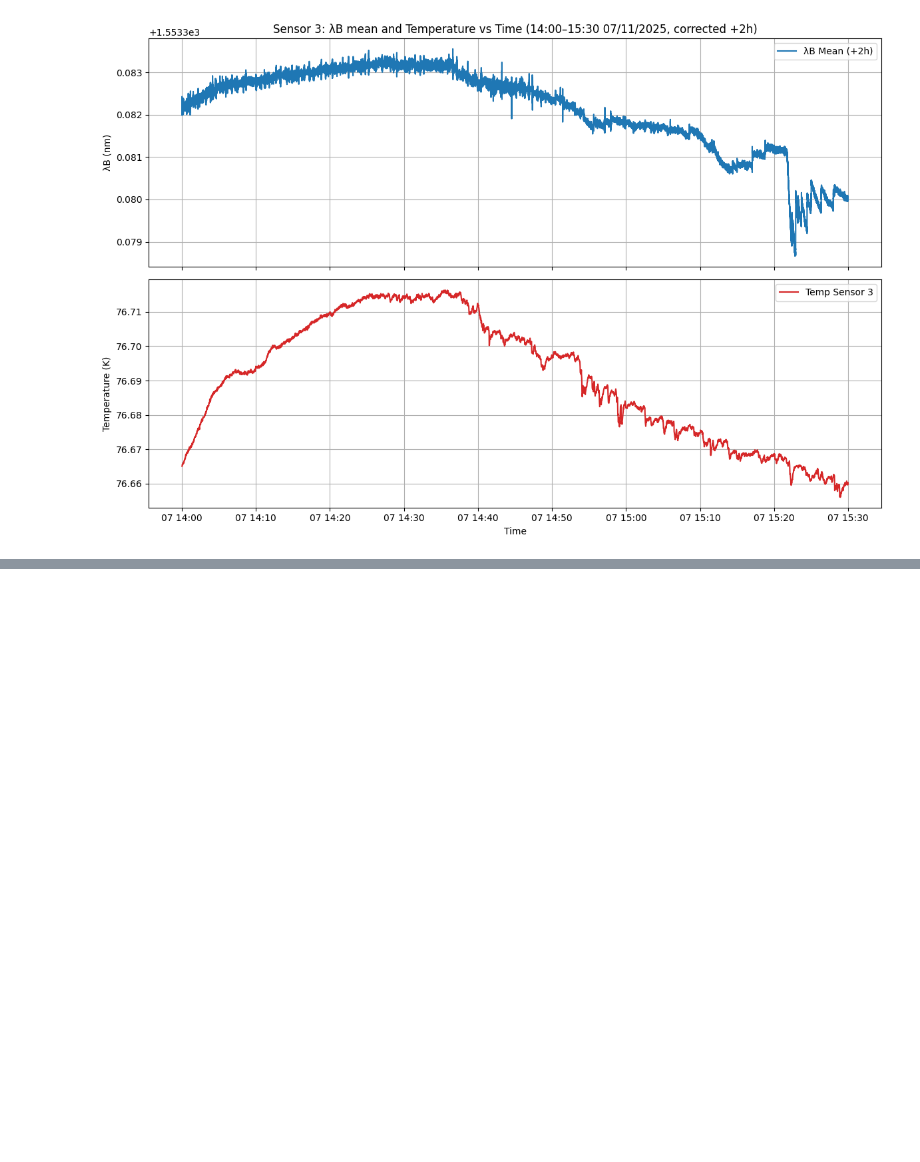
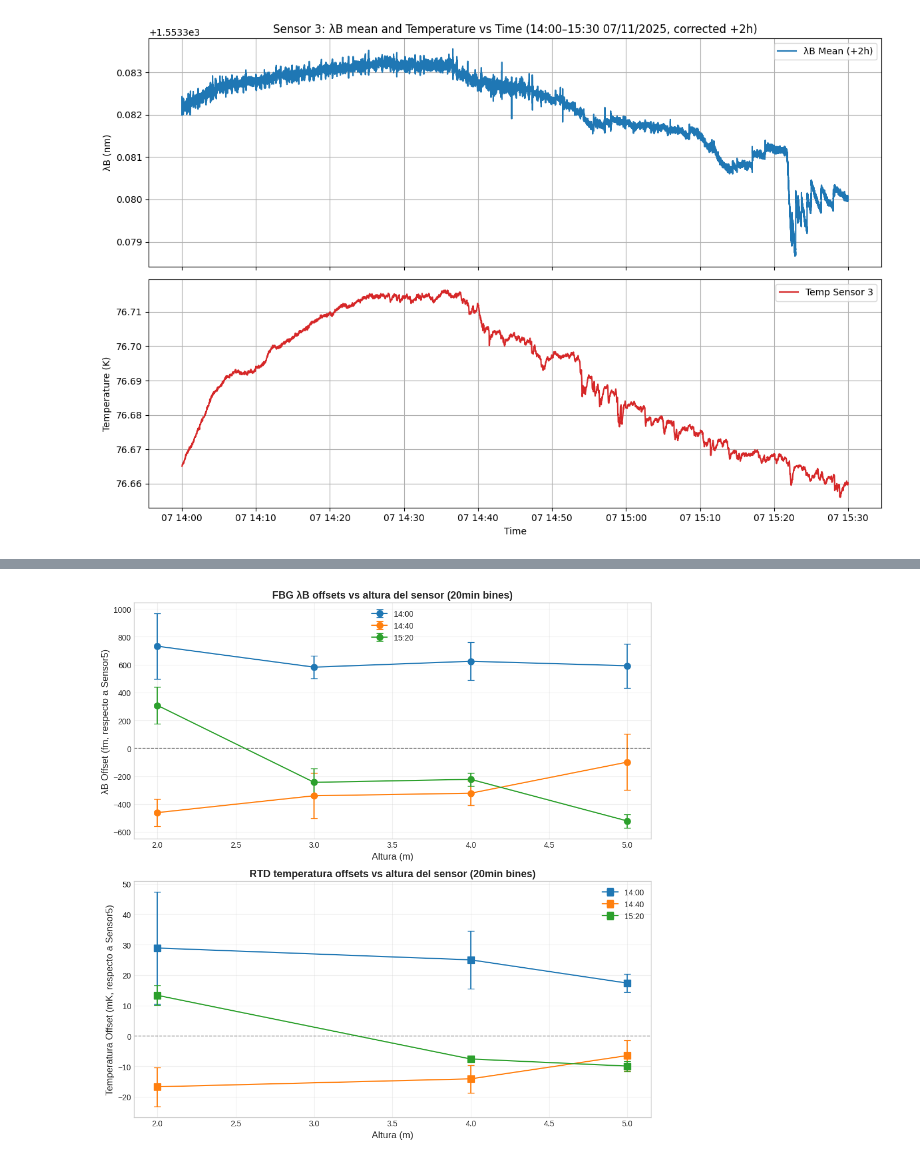
Before and after one commit to garpol/rtd-calibration-ana, a Jupyter notebook: DEWAR_1M/ROOT_DEWAR_07_11.ipynb, the cells around one changed output, grey strips where cells are left out. Saved outputs shown, nothing was run; the diff lists cells and outputs as text; code cells hidden in the pictures; blank space fills up the shorter version.

```diff
--- a/DEWAR_1M/ROOT_DEWAR_07_11.ipynb
+++ b/DEWAR_1M/ROOT_DEWAR_07_11.ipynb
@@ -1676,0 +1558,91 @@ plt.show()
+# %%
+# ========================================================================
+# Spatial Gradient Analysis: Offsets vs Sensor Height
+# Analyzing temperature and wavelength gradients along vertical sensor positions
+# ========================================================================
+
+# --- Configuración de bines y alturas ---
+bin_size = "20min"
+
+# --- Calcular medias y desviaciones estándar por bin ---
+lambda_bin_mean = lambda_offsets_centered.resample(bin_size).mean()
+lambda_bin_std  = lambda_offsets_centered.resample(bin_size).std()
+
+temp_bin_mean = temp_offsets_centered.resample(bin_size).mean()
+temp_bin_std  = temp_offsets_centered.resample(bin_size).std()
+
+print(f"Total de bines disponibles: {len(lambda_bin_mean)}")
+print(f"Índices de tiempo: {lambda_bin_mean.index.tolist()}")
+
+# --- Alturas de sensores (m) ---
+sensor_heights_fbg = {
+    "sensor1": 2,
+    "sensor2": 3,
+    "sensor3": 4,
+    "sensor4": 5,
+    "sensor5": 6
+}
+
+sensor_heights_temp = {
+    "sensor1": 2,
+    "sensor3": 4,
+    "sensor4": 5,
+    "sensor5": 6
+}
+
+# --- Seleccionar bines disponibles (máximo 3) ---
+n_bins = len(lambda_bin_mean)
+if n_bins >= 3:
+    # Tomar primero, medio y último
+    bin_indices = [0, n_bins//2, n_bins-1]
+else:
+    # Tomar todos los disponibles
+    bin_indices = list(range(n_bins))
+
+selected_bins = lambda_bin_mean.index[bin_indices]
+print(f"Bines seleccionados: {selected_bins.tolist()}")
+
+# --- Plot: Offsets vs Altura ---
+fig, (ax1, ax2) = plt.subplots(2, 1, figsize=(10, 10), sharex=False)
+
+# --- λB offsets vs altura ---
+for t in selected_bins:
+    # Preparar datos para este bin temporal
+    sensors_to_plot = [s for s in lambda_bin_mean.columns if s in sensor_heights_fbg and s != "sensor5"]
+    heights = [sensor_heights_fbg[s] for s in sensors_to_plot]
+    offsets = [lambda_bin_mean.loc[t, s] for s in sensors_to_plot]
+    errors = [lambda_bin_std.loc[t, s] for s in sensors_to_plot]
+
+    label_time = t.strftime("%H:%M")
+    # Corregido: altura en X, offset en Y
+    ax1.errorbar(heights, offsets, yerr=errors, fmt='o-', capsize=4, label=f"{label_time}", markersize=8)
+
+ax1.axhline(0, color='black', linestyle='--', linewidth=1, alpha=0.5)
+ax1.set_xlabel("Altura (m)", fontsize=12)
+ax1.set_ylabel("λB Offset (fm, respecto a Sensor5)", fontsize=12)
+ax1.set_title(f"FBG λB offsets vs altura del sensor ({bin_size} bines)", fontsize=13, fontweight='bold')
+ax1.grid(True, alpha=0.3)
+ax1.legend(fontsize=10)
+
+# --- Temperatura offsets vs altura ---
+for t in selected_bins:
+    # Preparar datos para este bin temporal
+    sensors_to_plot = [s for s in temp_bin_mean.columns if s in sensor_heights_temp and s != "sensor5"]
+    heights = [sensor_heights_temp[s] for s in sensors_to_plot]
+    offsets = [temp_bin_mean.loc[t, s] for s in sensors_to_plot]
+    errors = [temp_bin_std.loc[t, s] for s in sensors_to_plot]
+
+    label_time = t.strftime("%H:%M")
+    # Corregido: altura en X, offset en Y
+    ax2.errorbar(heights, offsets, yerr=errors, fmt='s-', capsize=4, label=f"{label_time}", markersize=8)
+
+ax2.axhline(0, color='black', linestyle='--', linewidth=1, alpha=0.5)
+ax2.set_xlabel("Altura (m)", fontsize=12)
+ax2.set_ylabel("Temperatura Offset (mK, respecto a Sensor5)", fontsize=12)
+ax2.set_title(f"RTD temperatura offsets vs altura del sensor ({bin_size} bines)", fontsize=13, fontweight='bold')
+ax2.grid(True, alpha=0.3)
+ax2.legend(fontsize=10)
+
+plt.tight_layout()
+plt.show()
+# %% [output]
@@ -1676,0 +1652 @@ plt.show()
+[figure, added]
```
Also changed, not shown: parts of 20 cells of this notebook, 4 other files.
